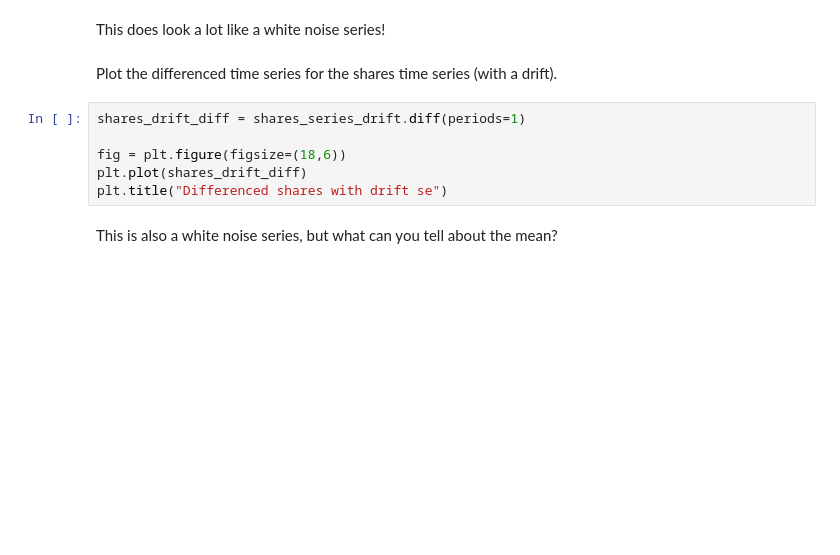
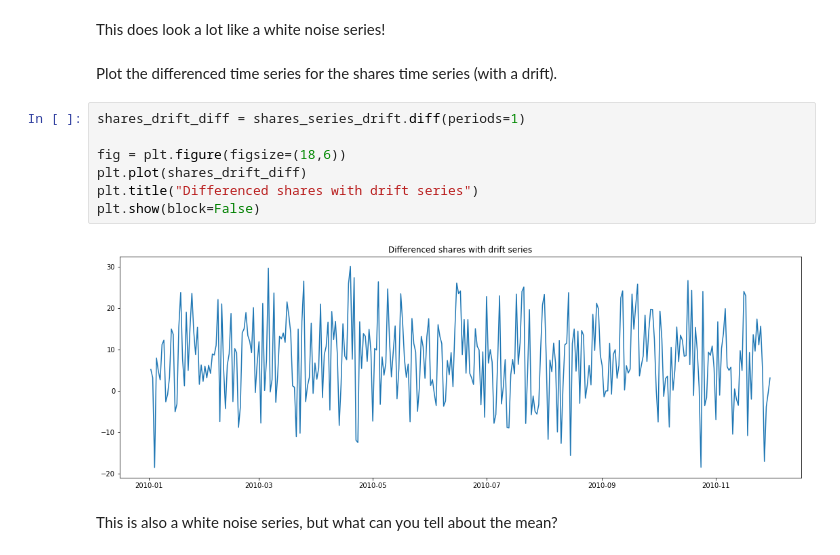
Before and after one commit to nkacoroski/dsc-3-26-03-basic-time-series-models-lab-seattle-ds-career-040119, a Jupyter notebook: index.ipynb, the cells around one changed output. Cells and saved outputs as stored; diff of their text form; blank space fills up the shorter version.

```diff
--- a/index.ipynb
+++ b/index.ipynb
@@ -198,9 +198,12 @@ Plot the differenced time series for the shares time series (with a drift).
 # %%
 shares_drift_diff = shares_series_drift.diff(periods=1)
 
 fig = plt.figure(figsize=(18,6))
 plt.plot(shares_drift_diff)
-plt.title("Differenced shares with drift se")
+plt.title("Differenced shares with drift series")
+plt.show(block=False)
+# %% [output]
+[figure, added]
 # %% [markdown]
 This is also a white noise series, but what can you tell about the mean?
 # %% [markdown]
```
